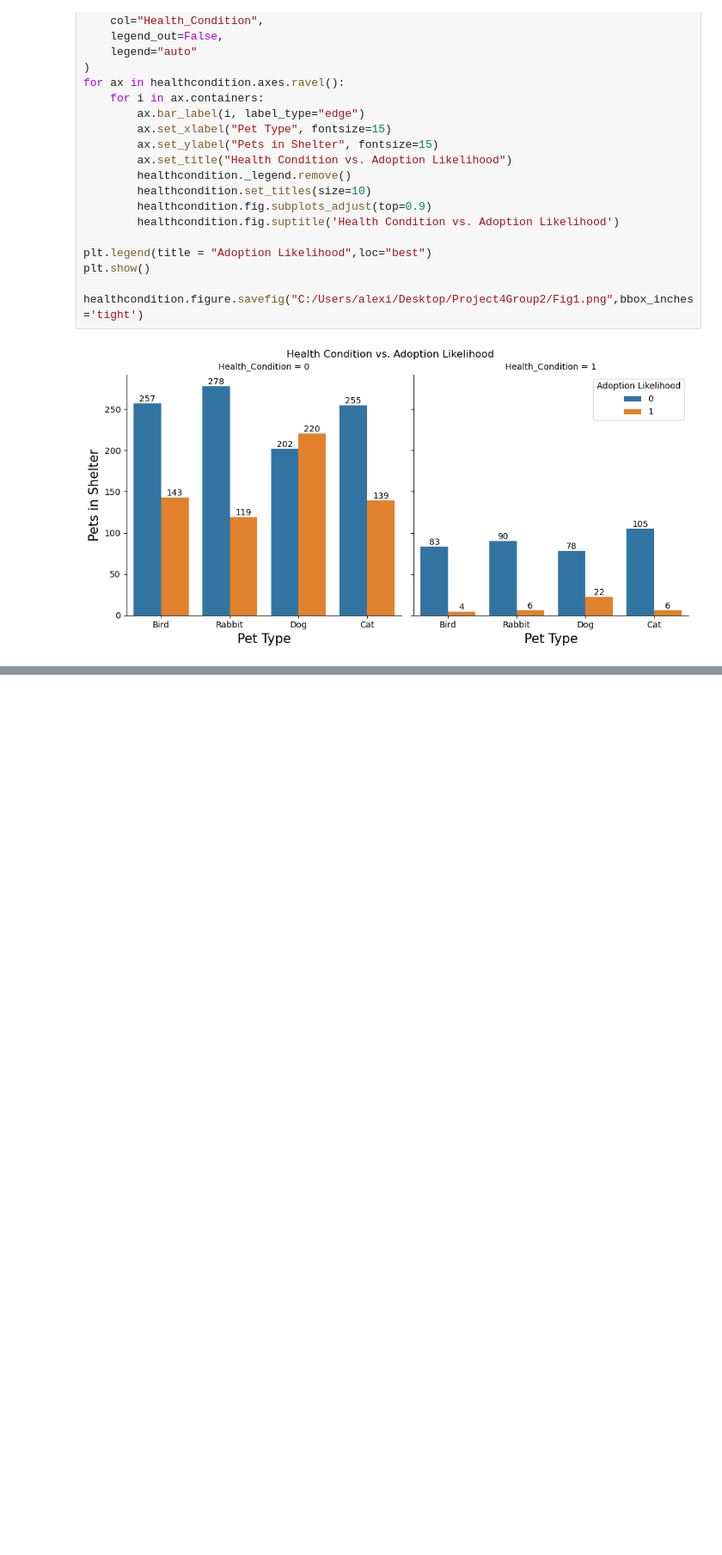
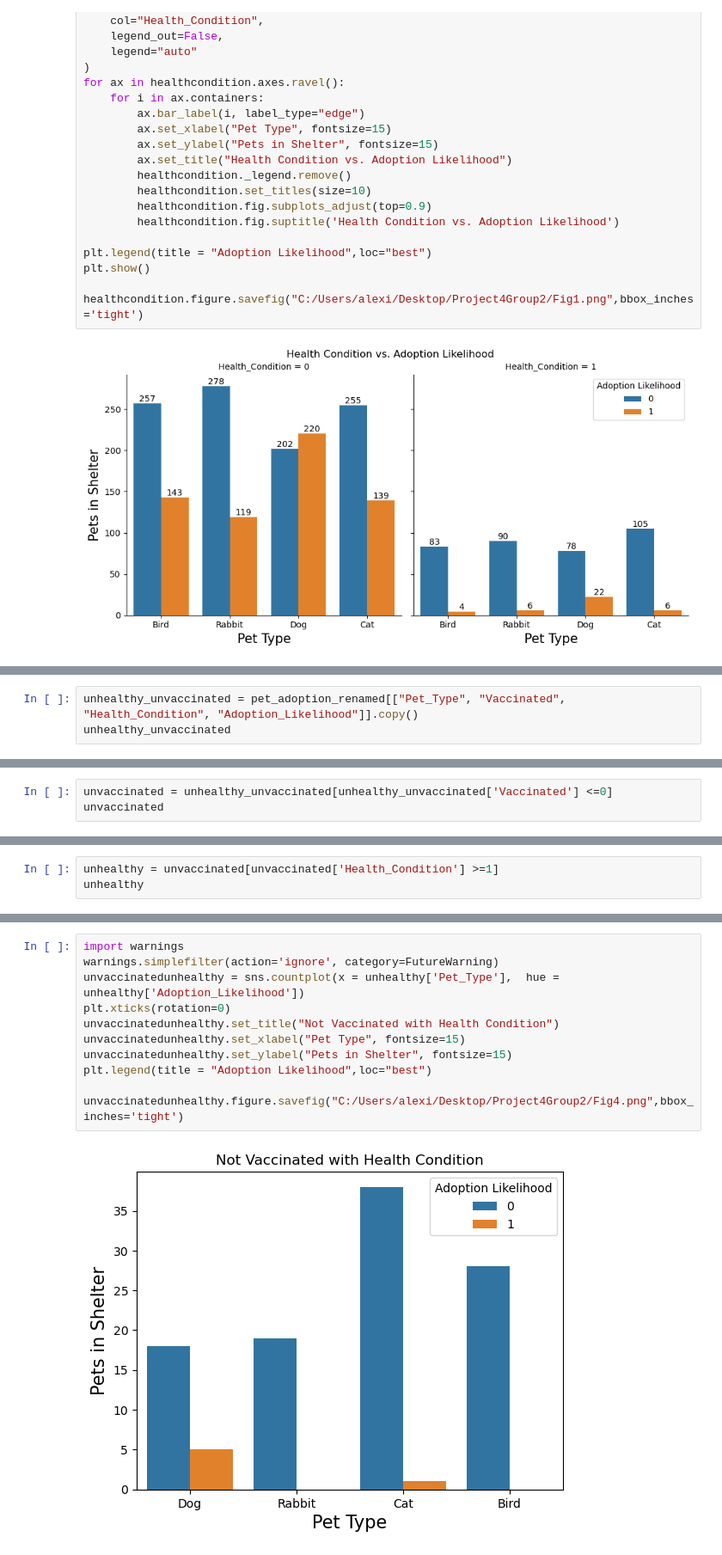
Before and after one commit to alexis4441/Project4Group2, a Jupyter notebook: Project4Group2Clean.ipynb, the cells around one changed output, grey strips where cells are left out. Shown: that part at 86% size. Saved outputs shown, nothing was run; the diff lists cells and outputs as text; blank space fills up the shorter version.

```diff
--- a/Project4Group2Clean.ipynb
+++ b/Project4Group2Clean.ipynb
@@ -140,0 +249,3 @@ After creating the catplot chart, we discovered that there is not much of a corr
+# %%
+unhealthy_unvaccinated = pet_adoption_renamed[["Pet_Type", "Vaccinated", "Health_Condition", "Adoption_Likelihood"]].copy()
+unhealthy_unvaccinated
@@ -140,0 +266,3 @@ After creating the catplot chart, we discovered that there is not much of a corr
+# %%
+unvaccinated = unhealthy_unvaccinated[unhealthy_unvaccinated['Vaccinated'] <=0]
+unvaccinated
@@ -140,0 +283,3 @@ After creating the catplot chart, we discovered that there is not much of a corr
+# %%
+unhealthy = unvaccinated[unvaccinated['Health_Condition'] >=1]
+unhealthy
@@ -140,0 +300,13 @@ After creating the catplot chart, we discovered that there is not much of a corr
+# %%
+import warnings
+warnings.simplefilter(action='ignore', category=FutureWarning)
+unvaccinatedunhealthy = sns.countplot(x = unhealthy['Pet_Type'],  hue = unhealthy['Adoption_Likelihood'])
+plt.xticks(rotation=0)
+unvaccinatedunhealthy.set_title("Not Vaccinated with Health Condition")
+unvaccinatedunhealthy.set_xlabel("Pet Type", fontsize=15)
+unvaccinatedunhealthy.set_ylabel("Pets in Shelter", fontsize=15)
+plt.legend(title = "Adoption Likelihood",loc="best")
+
+unvaccinatedunhealthy.figure.savefig("C:/Users/alexi/Desktop/Project4Group2/Fig4.png",bbox_inches='tight')
+# %% [output]
+[figure, added]
```
Also changed, not shown: parts of 17 cells of this notebook, 4 other files.
